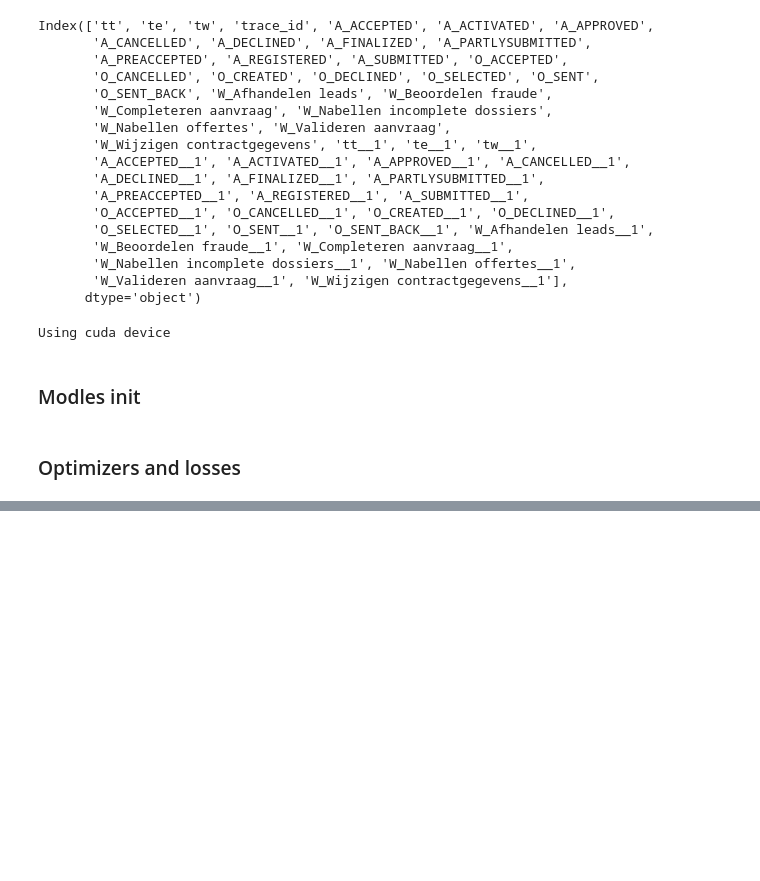
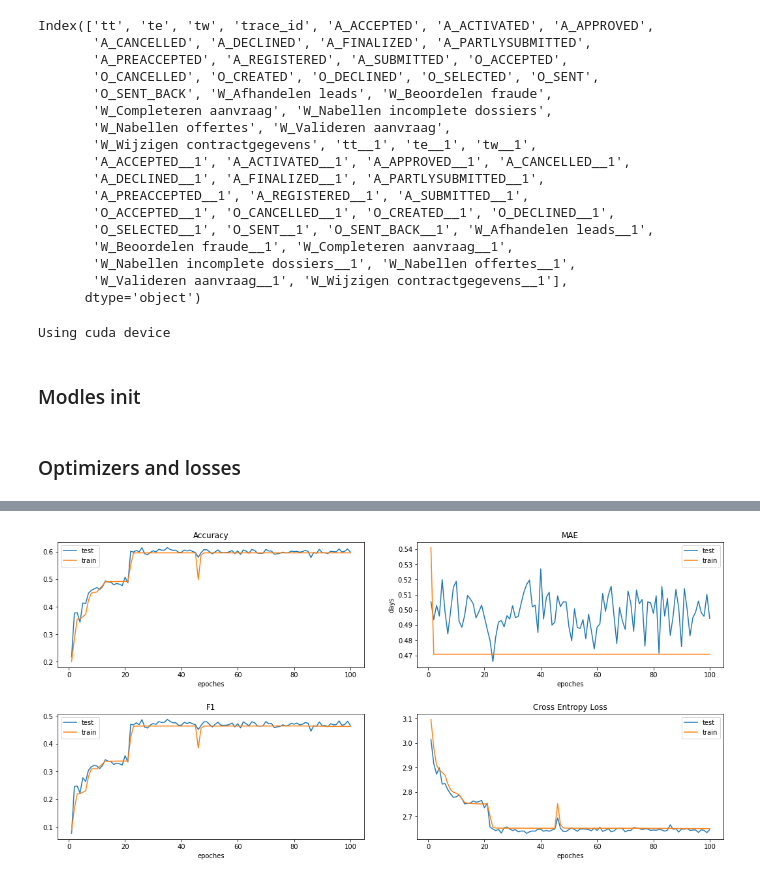
Before and after one commit to lemikhovalex/rl4pm, a Jupyter notebook: 03_LSTM.ipynb, the cells around one changed output, grey strips where cells are left out. Saved outputs shown, nothing was run; the diff lists cells and outputs as text; code cells hidden in the pictures; blank space fills up the shorter version.

```diff
--- a/03_LSTM.ipynb
+++ b/03_LSTM.ipynb
@@ -71,4 +37,12 @@ plt.show()
 ## Ok let's create data loader & dataset
 # %%
 from rl4pm_lib.lstm_supervised import ProcessesDataset
+# %%
+win_len = 2
+batch_size = 512
+n_lstm = 1
+m_lstm = 2
+hidden_layer = 128
+n_epoch = 100
+n_classes = len(set(train_df['activity'].values))
 # %%
@@ -157,7 +151,6 @@ ac_model = Net(input_size=input_size, hidden_layer=hidden_layer, n_lstm=n_lstm,
 ### Optimizers and losses
 # %%
 loss_ac = torch.nn.CrossEntropyLoss()
-optimizer_ac = torch.optim.Adam(ac_model.parameters(), lr=1e-3)
 
 loss_te = torch.nn.SmoothL1Loss()
-optimizer_te = torch.optim.Adam(ac_model.parameters(), lr=1e-3)
+optimizer = torch.optim.Adam(model.parameters(), lr=1e-3)
@@ -236,9 +156,0 @@ def train(dataloader, device,
-# %%
-for ep in range(60):
-    print(f'epoch {ep}')
-    train(dataloader=train_dataloader,
-          device=device,
-          model_ac=ac_model, loss_ac=loss_ac,
-          model_te=te_model, loss_te=loss_te,
-          optimizer_ac=optimizer_ac, optimizer_te=optimizer_te,
-         scaler=scaler)
@@ -262,0 +160,54 @@ Accuracy= 0.69
+# %%
+train_acc = []
+test_acc = []
+
+train_mae = []
+test_mae = []
+
+test_ce = []
+train_ce = []
+
+test_f1 = []
+train_f1 = []
+
+epoches = []
+
+for ep in range(n_epoch):
+    train_acc
+    train_data = train_one_epoch(dataloader=train_dataloader, device=device,
+                       model=model, optimizer=optimizer,
+                       loss_ac=loss_ac, loss_te=loss_te, n_classes=n_classes)
+
+    eval_data = for_evaluate(test_dataloader, model, n_classes=n_classes, device=device)
+
+    epoches.append(ep+1)
+
+    test_acc.append(get_accuracy(true=eval_data['true_label'],
+                                 pred=eval_data['pred_label']))
+    train_acc.append(get_accuracy(true=train_data['true_label'],
+                                  pred=train_data['pred_label']))
+
+    test_mae.append(get_mae_days(true=eval_data['true_tes'],
+                                 pred=eval_data['pred_tes'], scaler=scaler))
+    train_mae.append(get_mae_days(true=train_data['true_tes'],
+                                  pred=train_data['pred_tes'], scaler=scaler))
+
+    test_ce.append(get_log_loss(true=eval_data['true_label'],
+                                     pred=eval_data['pred_label']))
+    train_ce.append(get_log_loss(true=train_data['true_label'],
+                                  pred=train_data['pred_label']))
+
+    test_f1.append(get_f1_score(true=eval_data['true_label'],
+                                 pred=eval_data['pred_label']))
+    train_f1.append(get_f1_score(true=train_data['true_label'],
+                                  pred=train_data['pred_label']))
+
+    display.clear_output(wait=True)
+    plot_learning(test_acc=test_acc, train_acc=train_acc,
+                  test_mae=test_mae, train_mae=train_mae,
+                  test_f1=test_f1, train_f1=train_f1,
+                  test_ce=test_ce, train_ce=train_ce,
+                  epoches=epoches
+                  )
+# %% [output]
+[figure, added]
```
Also changed, not shown: parts of 14 cells of this notebook.
